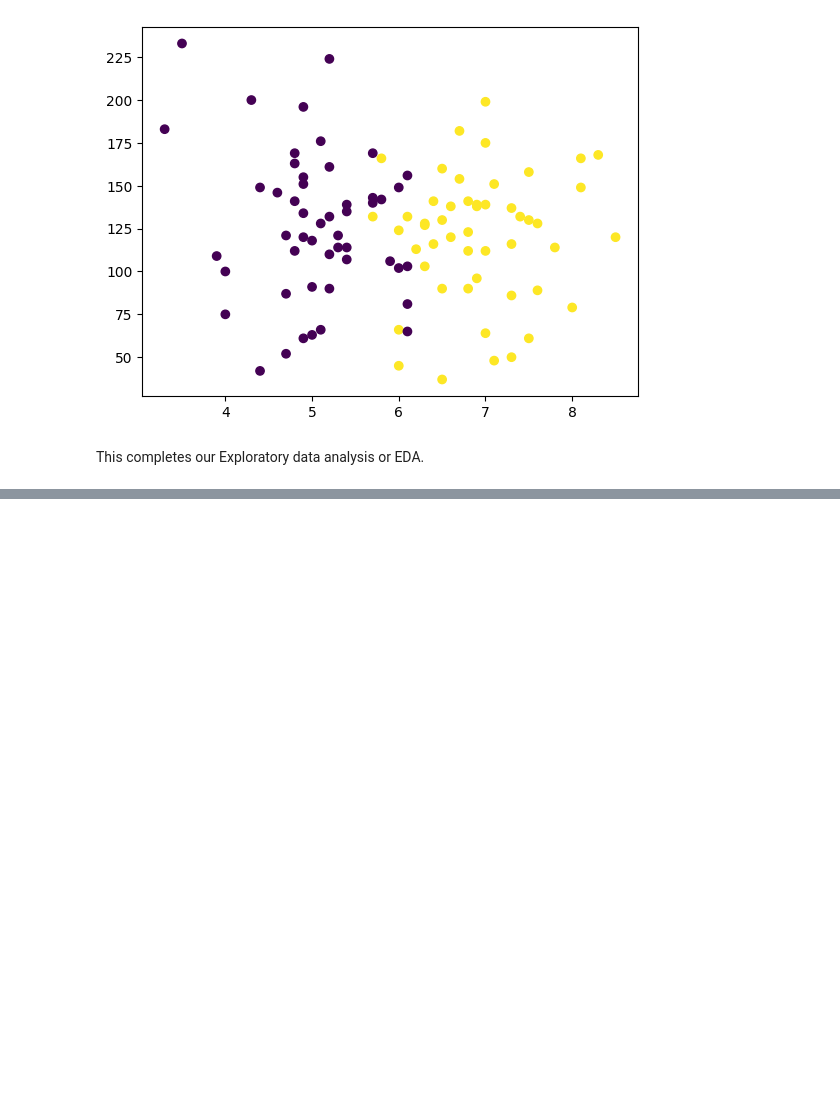
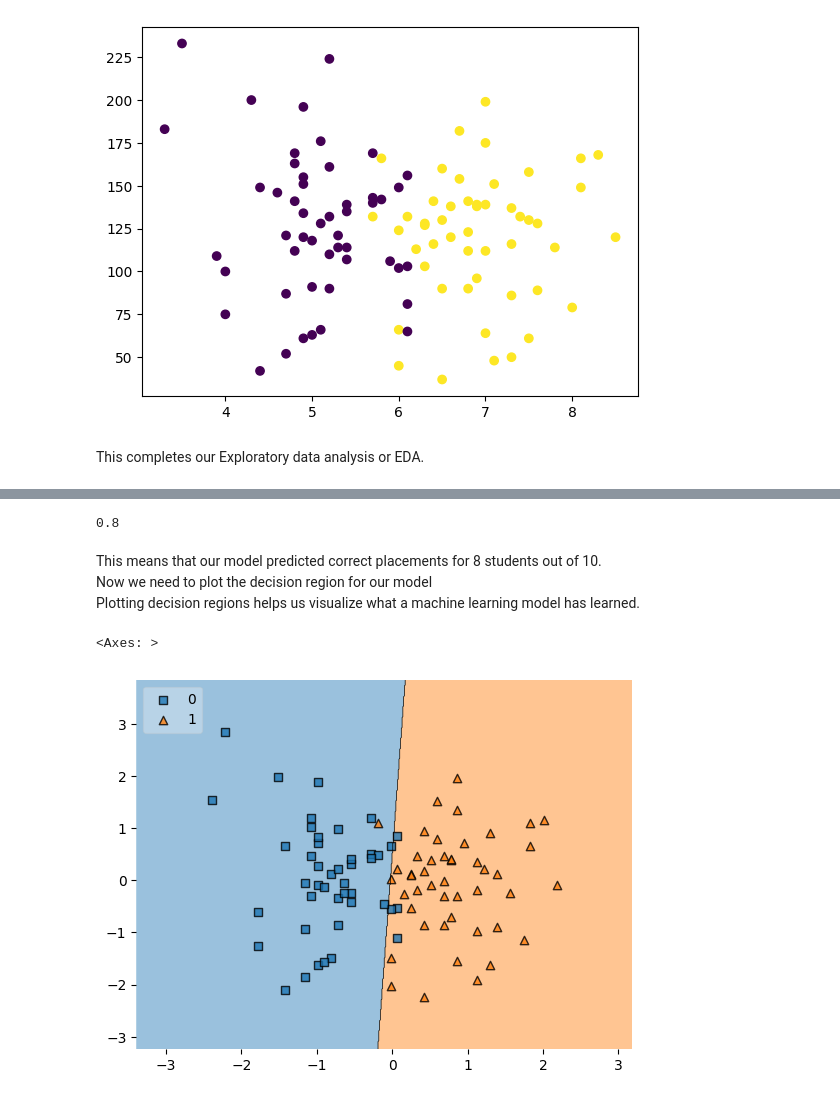
Before and after one commit to RishabhSingh290306/AI_Learning, a Jupyter notebook: machine_learning/07_DemoProject.ipynb, the cells around one changed output, grey strips where cells are left out. Saved outputs shown, nothing was run; the diff lists cells and outputs as text; code cells hidden in the pictures; blank space fills up the shorter version.

```diff
--- a/machine_learning/07_DemoProject.ipynb
+++ b/machine_learning/07_DemoProject.ipynb
@@ -66,0 +144,4 @@ This completes our Exploratory data analysis or EDA.
+# %%
+scaler = StandardScaler()
+# %%
+X_train = scaler.fit_transform(X_train)
@@ -66,0 +187,5 @@ This completes our Exploratory data analysis or EDA.
+# %%
+clf = LogisticRegression()
+# %%
+# model training
+clf.fit(X_train,Y_train)
@@ -66,0 +218,8 @@ This completes our Exploratory data analysis or EDA.
+# %%
+accuracy_score(Y_test,Y_pred)
+# %% [output]
+0.8
+# %% [markdown]
+This means that our model predicted correct placements for 8 students out of 10.\
+Now we need to plot the decision region for our model\
+Plotting decision regions helps us visualize what a machine learning model has learned.
@@ -66,0 +228,5 @@ This completes our Exploratory data analysis or EDA.
+# %%
+plot_decision_regions(X_train,Y_train.values ,clf=clf,legend =2)
+# %% [output]
+<Axes: >
+[figure, added]
```
Also changed, not shown: parts of 27 cells of this notebook.
